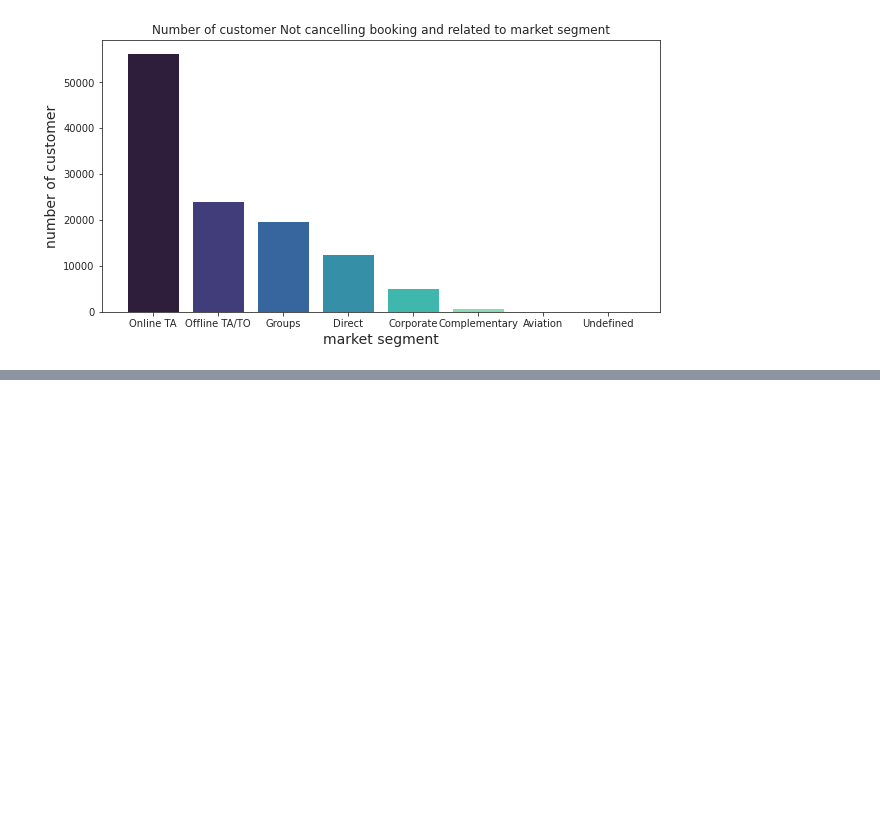
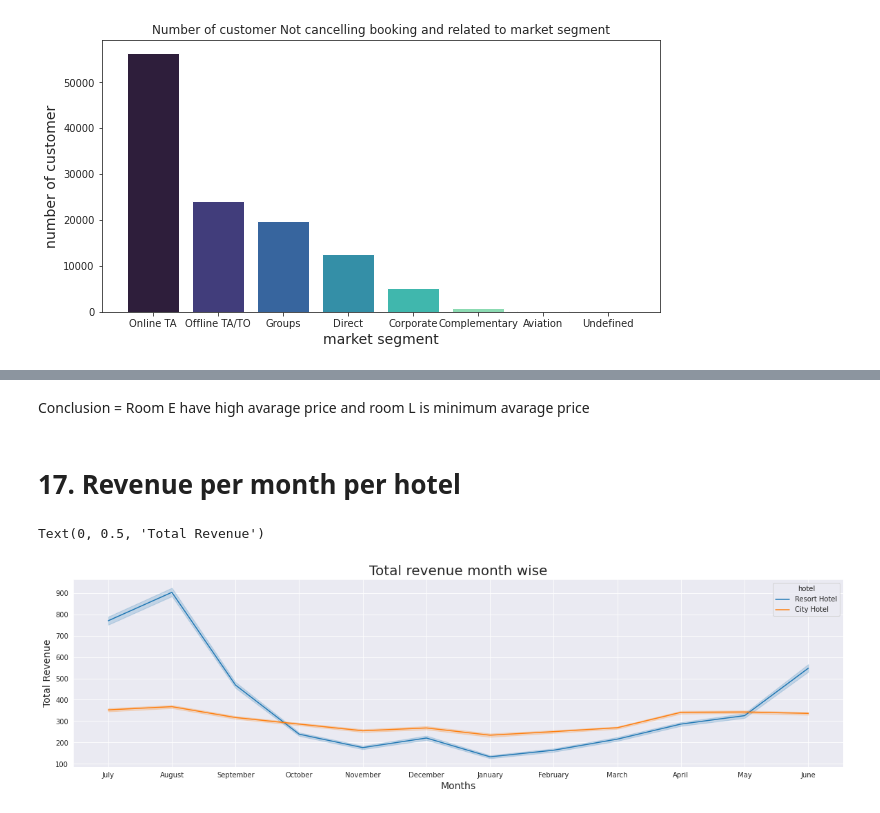
Before and after one commit to machave11/Hotel-Booking-Analysis, a Jupyter notebook: Nikhil_Machave|Copy_of_Hotel_Booking_Analysis_Capstone_Project.ipynb, the cells around one changed output, grey strips where cells are left out. Cells and saved outputs as stored; diff of their text form; code cells hidden in the pictures; blank space fills up the shorter version.

```diff
--- a/Nikhil_Machave|Copy_of_Hotel_Booking_Analysis_Capstone_Project.ipynb
+++ b/Nikhil_Machave|Copy_of_Hotel_Booking_Analysis_Capstone_Project.ipynb
@@ -293,0 +348,15 @@ plt.show()
+# %% [markdown]
+Conclusion = Room E have high avarage price and room L is minimum avarage price
+# %% [markdown]
+# 17. Revenue per month per hotel
+# %%
+#lineplot for Revenue per hotel month-wise
+plt.figure(figsize=(20,5))
+df2['price'] = df2['adr'] * (df2['stays_in_weekend_nights'] + df2['stays_in_week_nights'])
+sns.lineplot(data = df2, x = 'arrival_date_month', y = 'price', hue = 'hotel')
+plt.title('Total revenue month wise', fontsize=20)
+plt.xlabel('Months',fontsize=14)
+plt.ylabel('Total Revenue',fontsize=14)
+# %% [output]
+Text(0, 0.5, 'Total Revenue')
+[figure, added]
```
Also changed, not shown: parts of 18 cells of this notebook.
